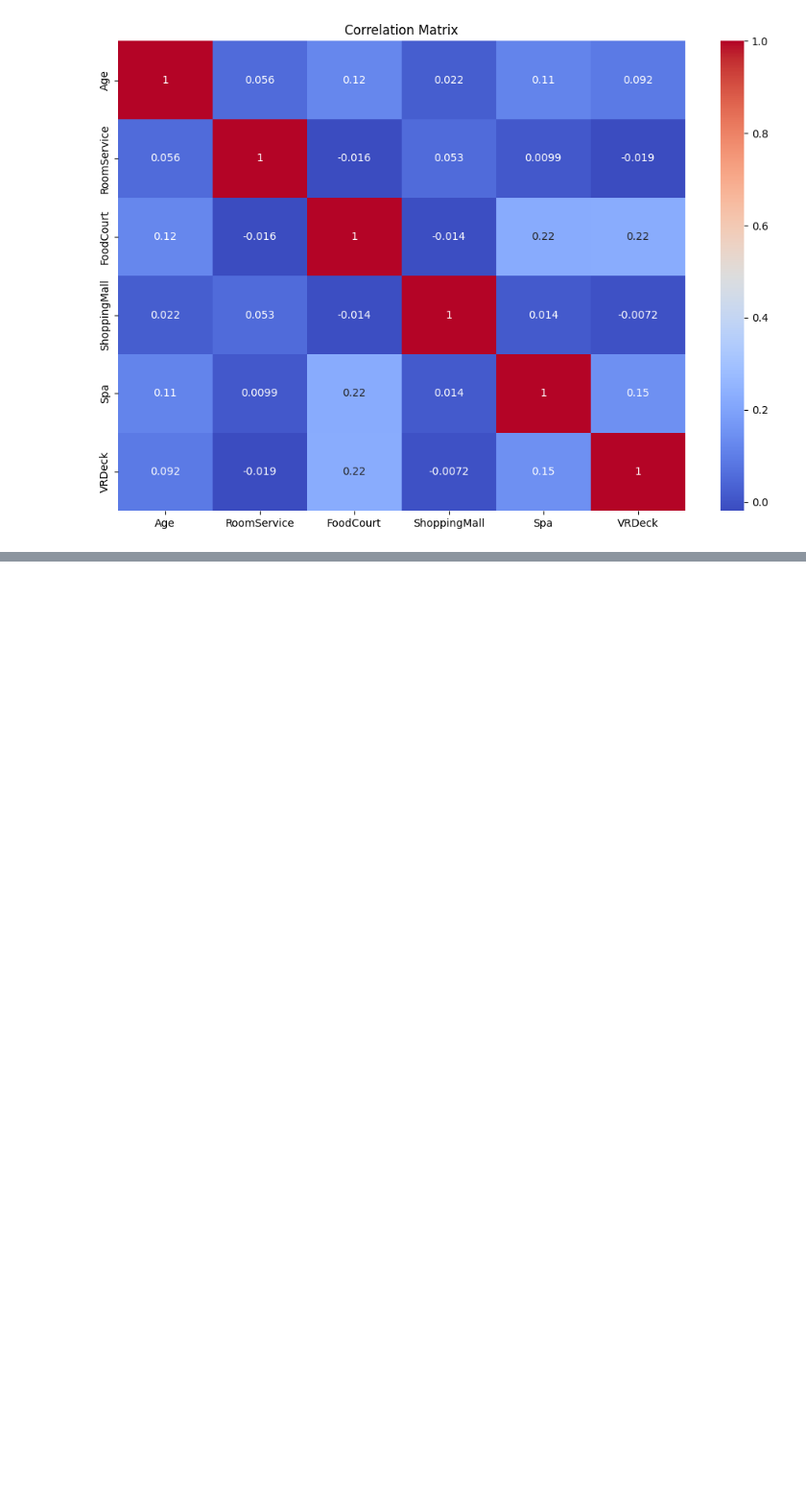
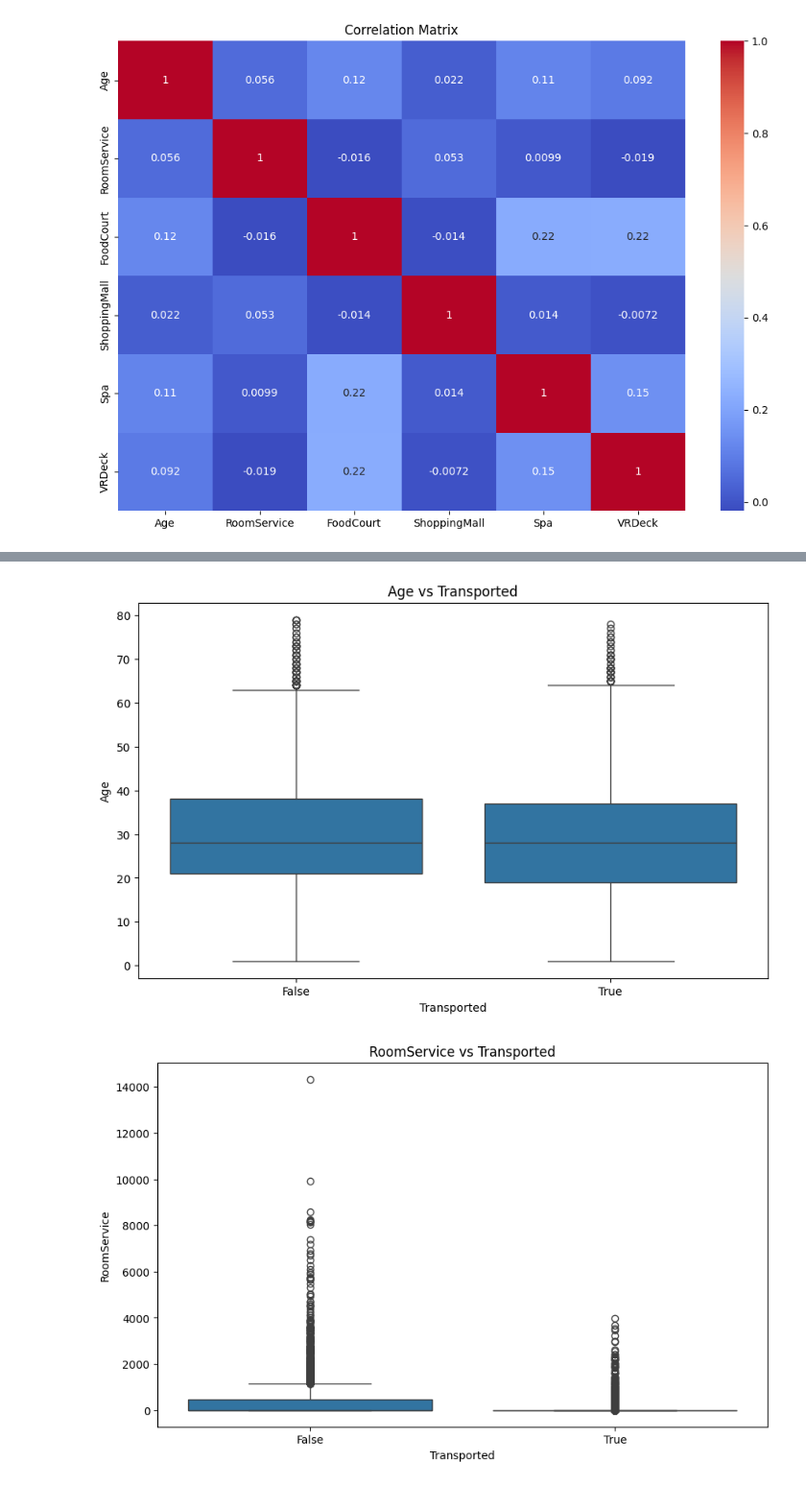
Before and after one commit to 7PAM2015-0509-2023-Group6/Kaggle-Challenge-Spaceship-Titanic-, a Jupyter notebook: Assignment2_kaggle.ipynb, the cells around one changed output, grey strips where cells are left out. Shown at 96% size. Cells and saved outputs as stored; diff of their text form; code cells hidden in the pictures; blank space fills up the shorter version.

```diff
--- a/Assignment2_kaggle.ipynb
+++ b/Assignment2_kaggle.ipynb
@@ -318,0 +348,18 @@ plt.show()
+# %%
+# Plot relationship between numerical features and target variable 'Transported'
+for feature in numeric_features_space_tit:
+    plt.figure(figsize=(10, 6))
+    sns.boxplot(data=train_df, x='Transported', y=feature)
+    plt.title(f'{feature} vs Transported')
+    plt.show()
+
+# Plot relationship between categorical features and target variable 'Transported'
+for feature in categorical_features_space_tit:
+    if feature != 'Transported':
+        plt.figure(figsize=(10, 6))
+        sns.countplot(data=train_df, x=feature, hue='Transported')
+        plt.title(f'{feature} vs Transported')
+        plt.show()
+# %% [output]
+[figure, added]
+[figure, added]
```
Also changed, not shown: parts of 5 cells of this notebook.
